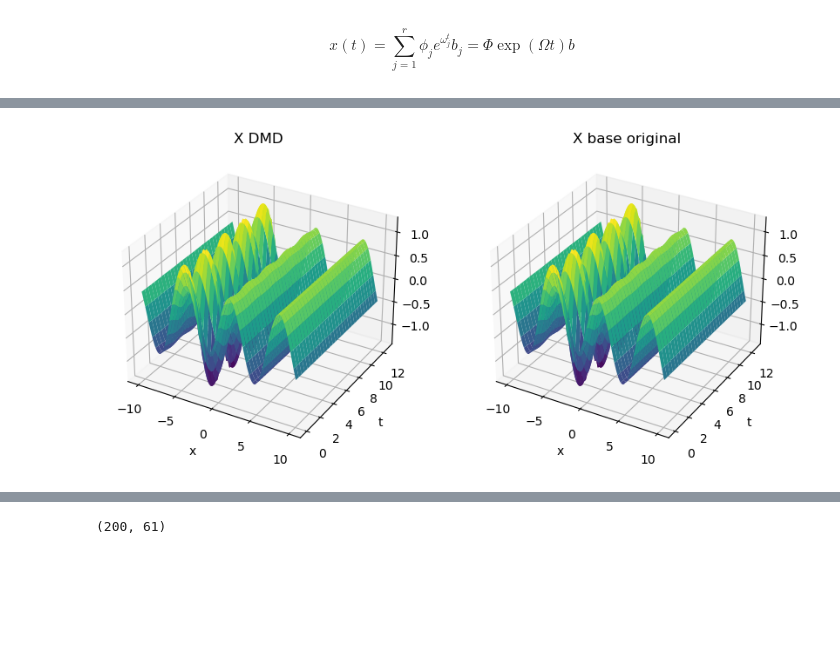
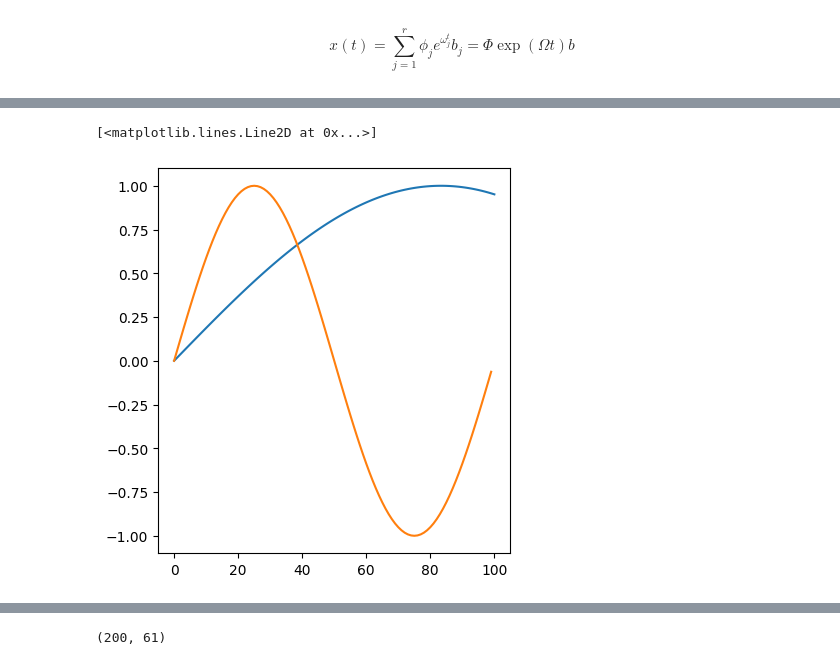
Before and after one commit to Salies/data-driven-des, a Jupyter notebook: dmd.ipynb, the cells around one changed output, grey strips where cells are left out. Saved outputs shown, nothing was run; the diff lists cells and outputs as text; code cells hidden in the pictures; blank space fills up the shorter version.

```diff
--- a/dmd.ipynb
+++ b/dmd.ipynb
@@ -225,19 +249,12 @@ X_dmd.shape
-# %%
-# Plot X_dmd, 3D
-fig = plt.figure(figsize=(10, 5))
-ax = fig.add_subplot(1, 2, 1, projection='3d')
-ax.plot_surface(S, T, X_dmd.T.real, cmap='viridis')
-ax.set_xlabel('x')
-ax.set_ylabel('t')
-ax.set_title('X DMD')
-ax = fig.add_subplot(1, 2, 2, projection='3d')
-ax.plot_surface(S, T, X_base.real, cmap='viridis')
-ax.set_xlabel('x')
-ax.set_ylabel('t')
-ax.set_title('X base original')
-plt.show()
-# %% [output]
-[figure, removed]
+# %%
+# plot X_dmd[0] against X[0]
+plt.figure(figsize=(10, 5))
+plt.subplot(1, 2, 1)
+plt.plot(X_dmd[0].real)
+plt.plot(X[0].real)
+# %% [output]
+[<matplotlib.lines.Line2D at 0x...>]
+[figure, added]
 # %%
 i_mode = 0
 # %%
```
Also changed, not shown: parts of 14 cells of this notebook, 2 other files.
